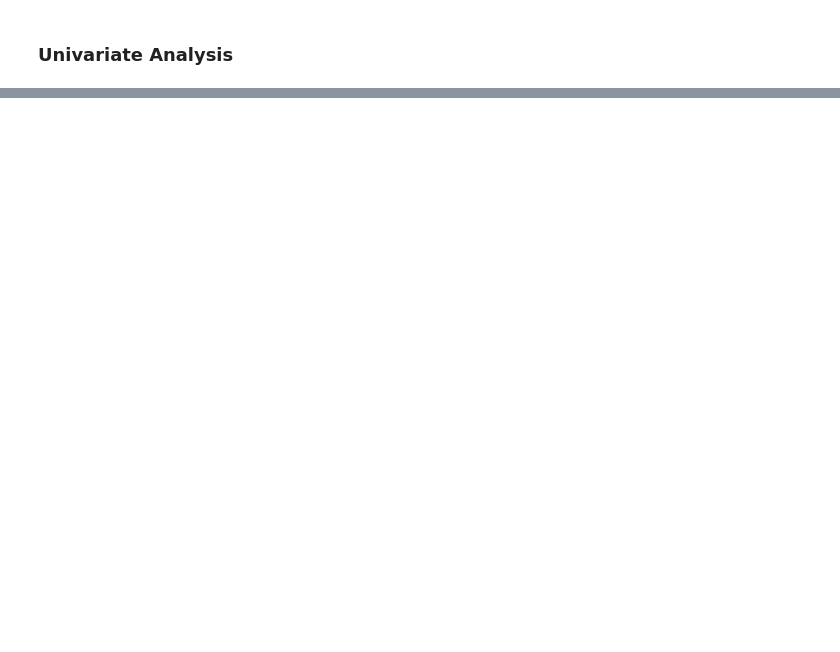
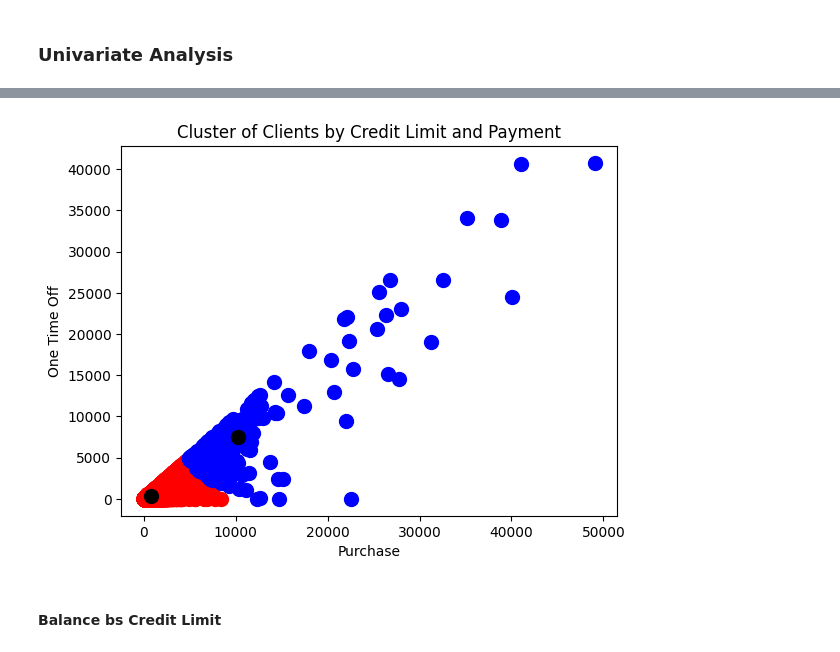
Before and after one commit to besideme95/Mini_Project, a Jupyter notebook: Talentlabs Exercise/Clustering Analytics.ipynb, the cells around one changed output, grey strips where cells are left out. Drawn from its saved outputs; the diff is of its cells as text; code cells hidden in the pictures; blank space fills up the shorter version.

```diff
--- a/Talentlabs Exercise/Clustering Analytics.ipynb
+++ b/Talentlabs Exercise/Clustering Analytics.ipynb
@@ -227,0 +401,21 @@ df_copy.head(10)
+# %%
+X = df_copy[['PURCHASES','ONEOFF_PURCHASES']].values
+kmeans = KMeans(n_clusters=2, random_state=None, init='k-means++')
+y_kmeans = kmeans.fit_predict(X)
+# %%
+# Visualize the clusters
+# c--> color
+# s--> markersize
+plt.scatter(X[y_kmeans==0,0], X[y_kmeans==0,1],s=100, c='red', label='Cluster 1')
+plt.scatter(X[y_kmeans==1,0], X[y_kmeans==1,1],s=100, c='blue', label='Cluster 2')
+plt.scatter(kmeans.cluster_centers_[:,0],kmeans.cluster_centers_[:,1],s=100, c='black', label='Centroids')
+
+
+plt.title('Cluster of Clients by Credit Limit and Payment')
+plt.xlabel("Purchase")
+plt.ylabel("One Time Off")
+plt.show()
+# %% [output]
+[figure, added]
+# %% [markdown]
+#### Balance bs Credit Limit
```
Also changed, not shown: parts of 22 cells of this notebook.
